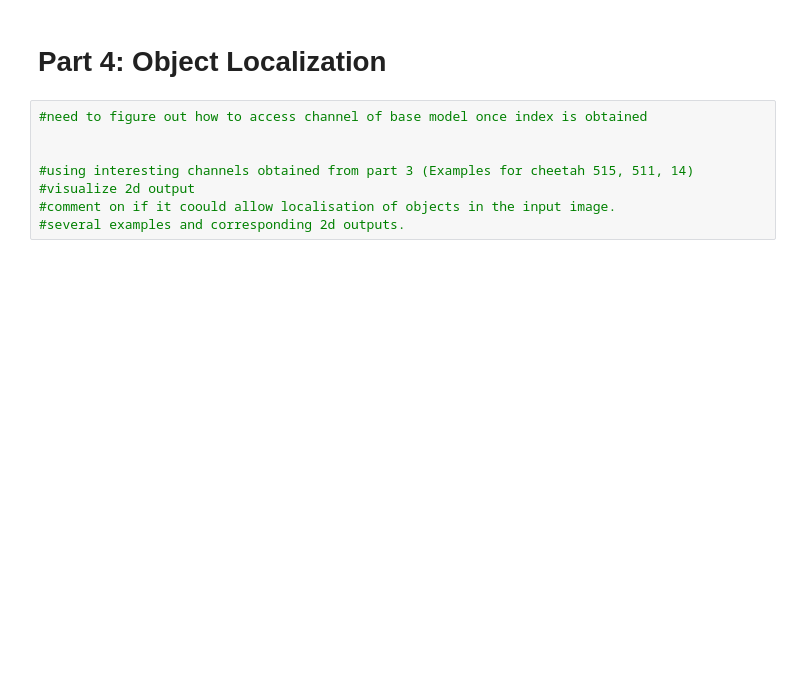
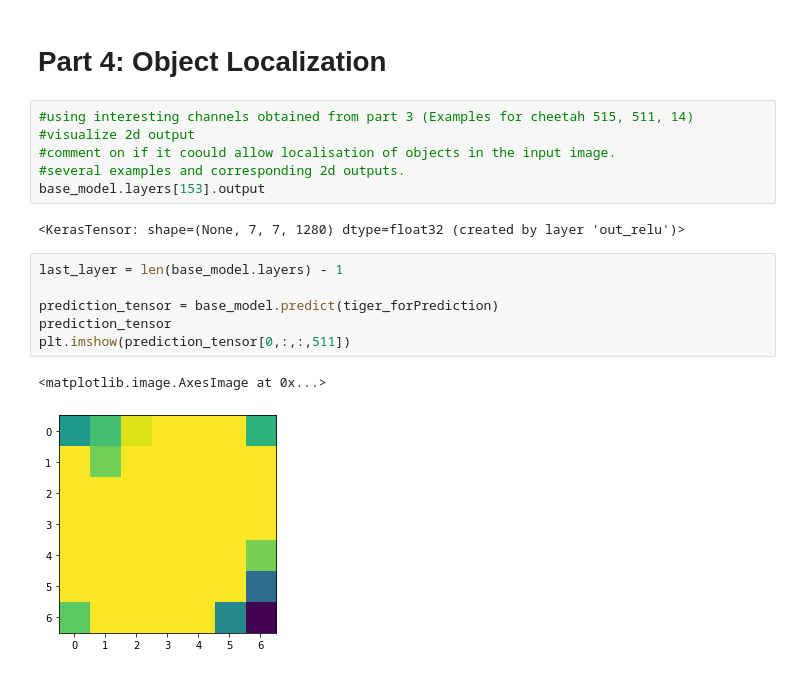
Before and after one commit to AJTYNAN/DeepLearning_Assignment_2, a Jupyter notebook: DeepLearningAssignment2.ipynb, the cells around one changed output. Drawn from its saved outputs; the diff is of its cells as text; blank space fills up the shorter version.

```diff
--- a/DeepLearningAssignment2.ipynb
+++ b/DeepLearningAssignment2.ipynb
@@ -199,10 +266,19 @@ index
 # %% [markdown]
 # Part 4: Object Localization
 # %%
-#need to figure out how to access channel of base model once index is obtained
-
-
 #using interesting channels obtained from part 3 (Examples for cheetah 515, 511, 14)
 #visualize 2d output
 #comment on if it coould allow localisation of objects in the input image.
 #several examples and corresponding 2d outputs.
+base_model.layers[153].output
+# %% [output]
+<KerasTensor: shape=(None, 7, 7, 1280) dtype=float32 (created by layer 'out_relu')>
+# %%
+last_layer = len(base_model.layers) - 1
+
+prediction_tensor = base_model.predict(tiger_forPrediction)
+prediction_tensor
+plt.imshow(prediction_tensor[0,:,:,511])
+# %% [output]
+<matplotlib.image.AxesImage at 0x...>
+[figure, added]
```
Also changed, not shown: parts of 8 cells of this notebook.
